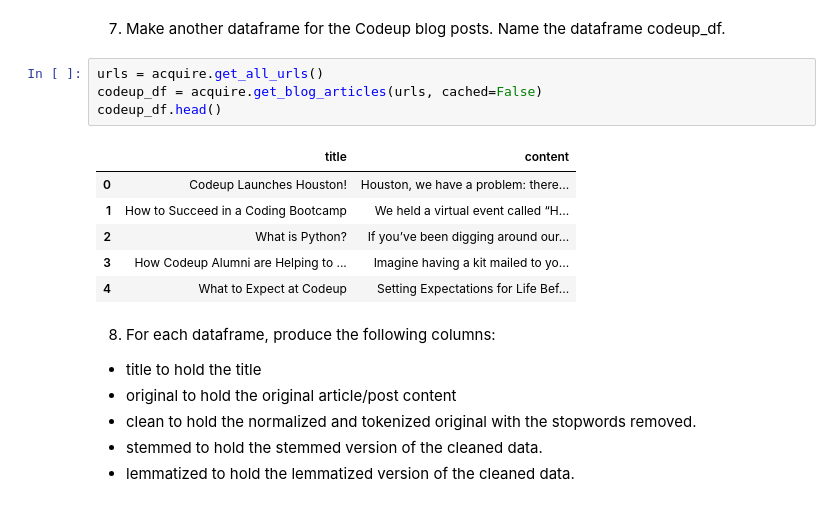
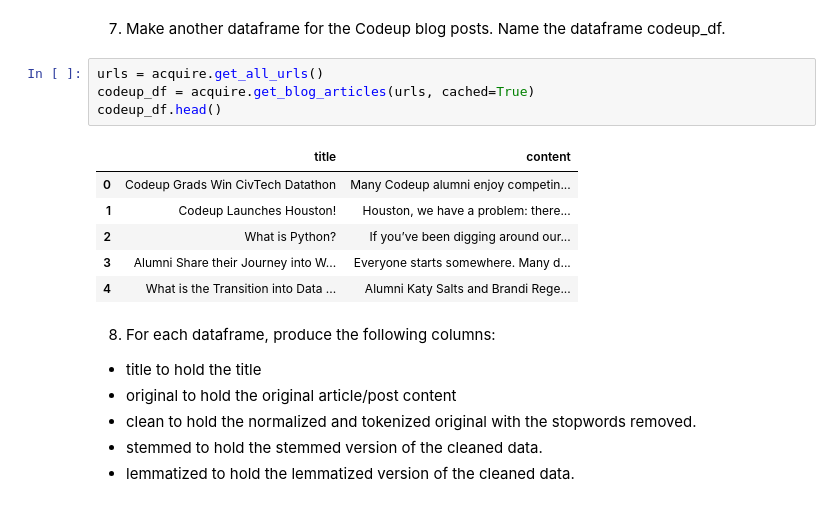
Before and after one commit to RyvynYoung/natural-language-processing-exercises, a Jupyter notebook: data_prep.ipynb, the cells around one changed output. Saved outputs shown, nothing was run; the diff lists cells and outputs as text.

```diff
--- a/data_prep.ipynb
+++ b/data_prep.ipynb
@@ -168,15 +162,15 @@ news_df
 7. Make another dataframe for the Codeup blog posts. Name the dataframe codeup_df.
 # %%
 urls = acquire.get_all_urls()
-codeup_df = acquire.get_blog_articles(urls, cached=False)
+codeup_df = acquire.get_blog_articles(urls, cached=True)
 codeup_df.head()
 # %% [output]
 |  | title | content |
-| 0 | Codeup Launches Houston! | Houston, we have a problem: there... |
-| 1 | How to Succeed in a Coding Bootcamp | We held a virtual event called “H... |
+| 0 | Codeup Grads Win CivTech Datathon | Many Codeup alumni enjoy competin... |
+| 1 | Codeup Launches Houston! | Houston, we have a problem: there... |
 | 2 | What is Python? | If you’ve been digging around our... |
-| 3 | How Codeup Alumni are Helping to ... | Imagine having a kit mailed to yo... |
-| 4 | What to Expect at Codeup | Setting Expectations for Life Bef... |
+| 3 | Alumni Share their Journey into W... | Everyone starts somewhere. Many d... |
+| 4 | What is the Transition into Data ... | Alumni Katy Salts and Brandi Rege... |
 # %% [markdown]
 8. For each dataframe, produce the following columns:
 - title to hold the title
```
Also changed, not shown: parts of 17 cells of this notebook, 1 other file.
